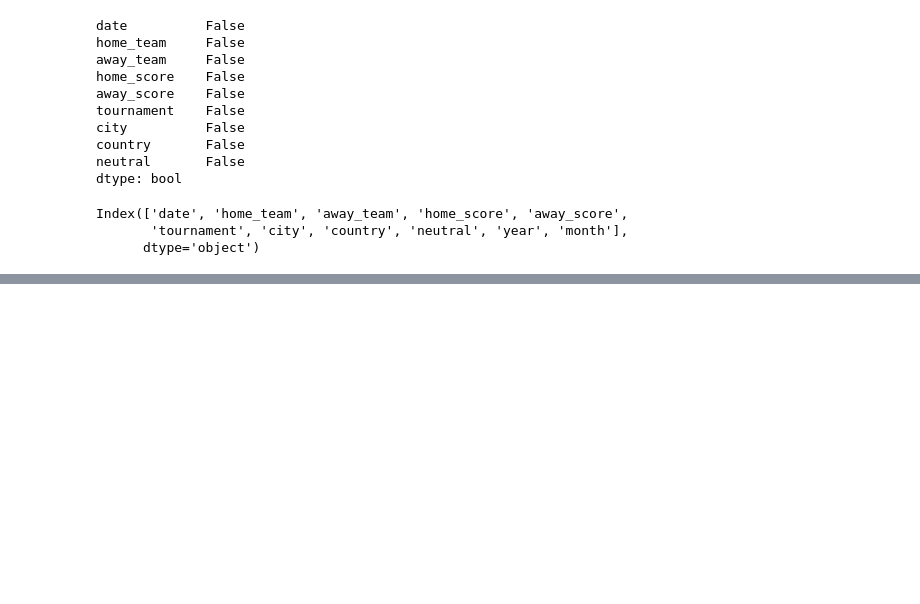
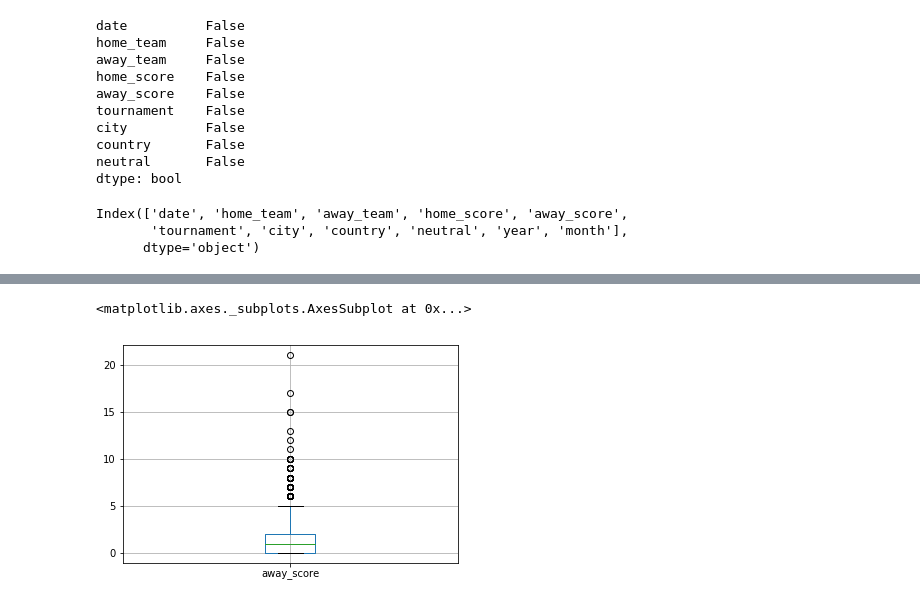
Before and after one commit to mwinzie/Football-Analysis---Mchezopesa-Limited, a Jupyter notebook: Moringa_Data_Science_Core_W6_Independent_Project_Agnes_Mwinzi_DataScience.ipynb, the cells around one changed output, grey strips where cells are left out. Cells and saved outputs as stored; diff of their text form; code cells hidden in the pictures; blank space fills up the shorter version.

```diff
--- a/Moringa_Data_Science_Core_W6_Independent_Project_Agnes_Mwinzi_DataScience.ipynb
+++ b/Moringa_Data_Science_Core_W6_Independent_Project_Agnes_Mwinzi_DataScience.ipynb
@@ -196,0 +405,5 @@ results.head(2)
+# %%
+df.boxplot(['away_score'])
+# %% [output]
+<matplotlib.axes._subplots.AxesSubplot at 0x...>
+[figure, added]
```
Also changed, not shown: parts of 38 cells of this notebook.
